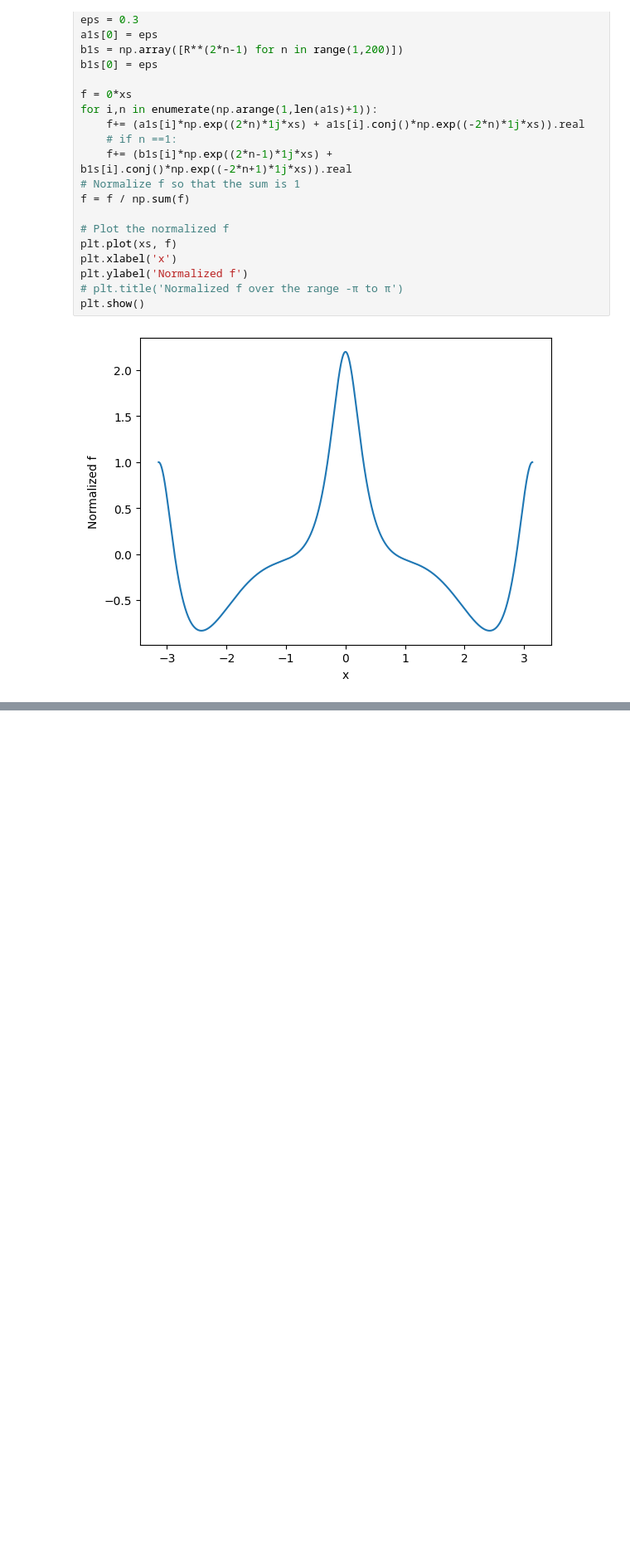
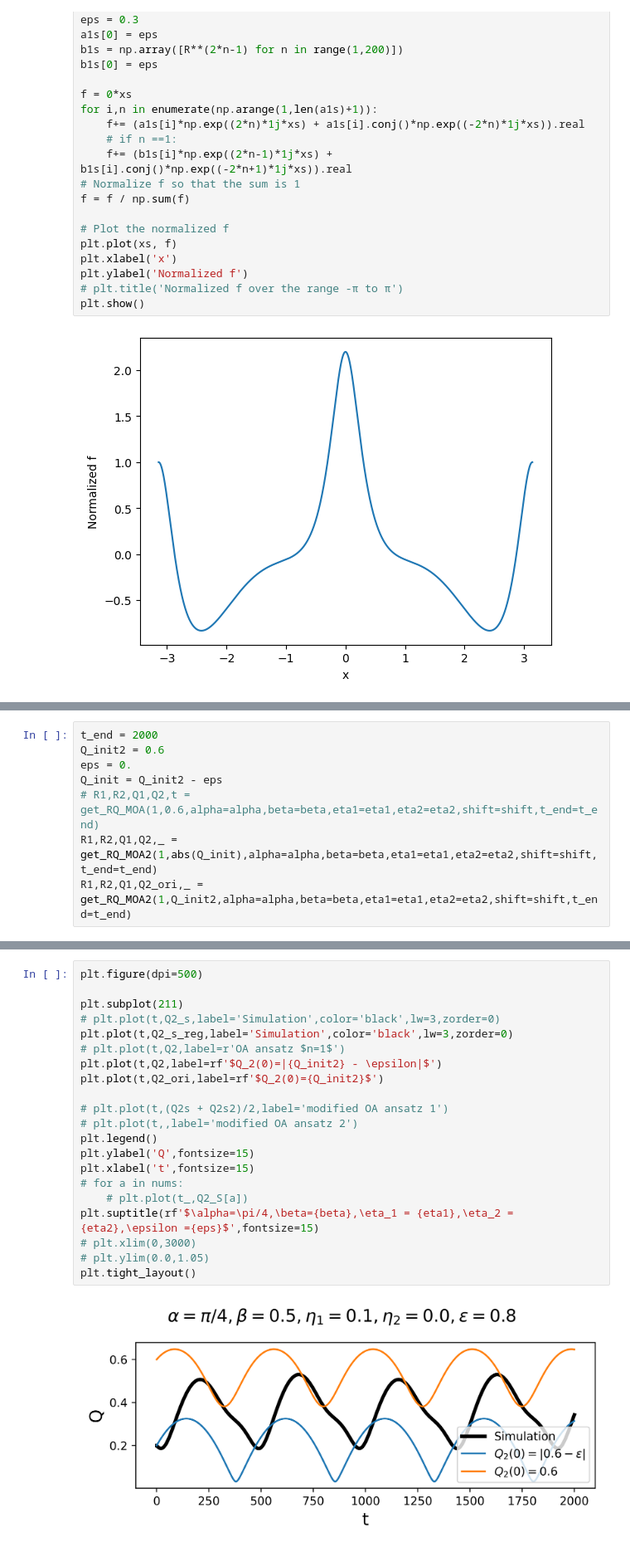
Before and after one commit to Gug-Young/Active_Rotator, a Jupyter notebook: 250123 F with perturbation.ipynb, the cells around one changed output, grey strips where cells are left out. Shown at 83% size. Drawn from its saved outputs; the diff is of its cells as text; blank space fills up the shorter version.

```diff
--- a/250123 F with perturbation.ipynb
+++ b/250123 F with perturbation.ipynb
@@ -30,0 +49,8 @@ plt.show()
+# %%
+t_end = 2000
+Q_init2 = 0.6
+eps = 0.
+Q_init = Q_init2 - eps
+# R1,R2,Q1,Q2,t = get_RQ_MOA(1,0.6,alpha=alpha,beta=beta,eta1=eta1,eta2=eta2,shift=shift,t_end=t_end)
+R1,R2,Q1,Q2,_ = get_RQ_MOA2(1,abs(Q_init),alpha=alpha,beta=beta,eta1=eta1,eta2=eta2,shift=shift,t_end=t_end)
+R1,R2,Q1,Q2_ori,_ = get_RQ_MOA2(1,Q_init2,alpha=alpha,beta=beta,eta1=eta1,eta2=eta2,shift=shift,t_end=t_end)
@@ -30,0 +76,23 @@ plt.show()
+# %%
+plt.figure(dpi=500)
+
+plt.subplot(211)
+# plt.plot(t,Q2_s,label='Simulation',color='black',lw=3,zorder=0)
+plt.plot(t,Q2_s_reg,label='Simulation',color='black',lw=3,zorder=0)
+# plt.plot(t,Q2,label=r'OA ansatz $n=1$')
+plt.plot(t,Q2,label=rf'$Q_2(0)=|{Q_init2} - \epsilon|$')
+plt.plot(t,Q2_ori,label=rf'$Q_2(0)={Q_init2}$')
+
+# plt.plot(t,(Q2s + Q2s2)/2,label='modified OA ansatz 1')
+# plt.plot(t,,label='modified OA ansatz 2')
+plt.legend()
+plt.ylabel('Q',fontsize=15)
+plt.xlabel('t',fontsize=15)
+# for a in nums:
+    # plt.plot(t_,Q2_S[a])
+plt.suptitle(rf'$\alpha=\pi/4,\beta={beta},\eta_1 = {eta1},\eta_2 = {eta2},\epsilon ={eps}$',fontsize=15)
+# plt.xlim(0,3000)
+# plt.ylim(0.0,1.05)
+plt.tight_layout()
+# %% [output]
+[figure, added]
```
Also changed, not shown: parts of 10 cells of this notebook, 1 other file.
